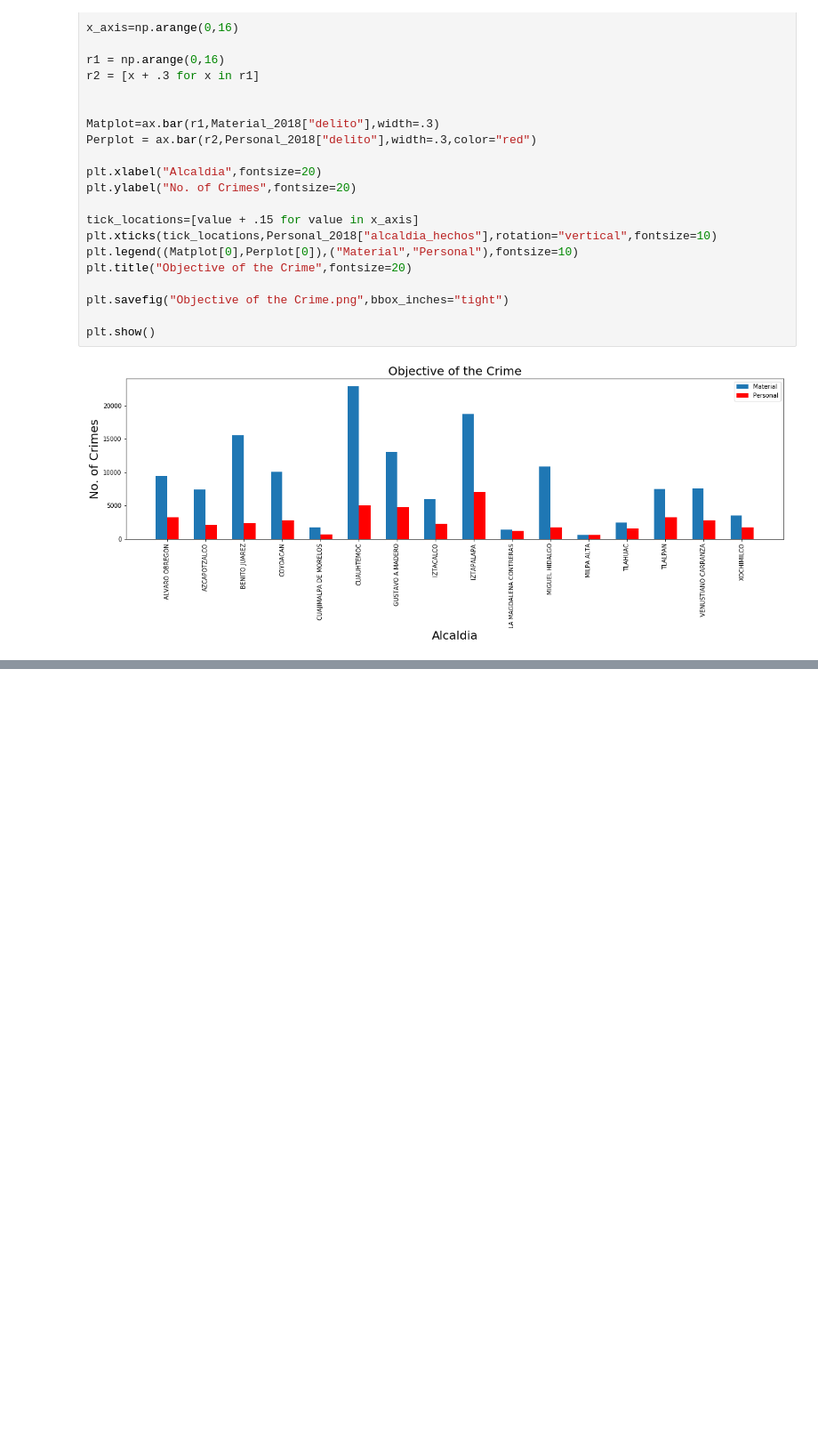
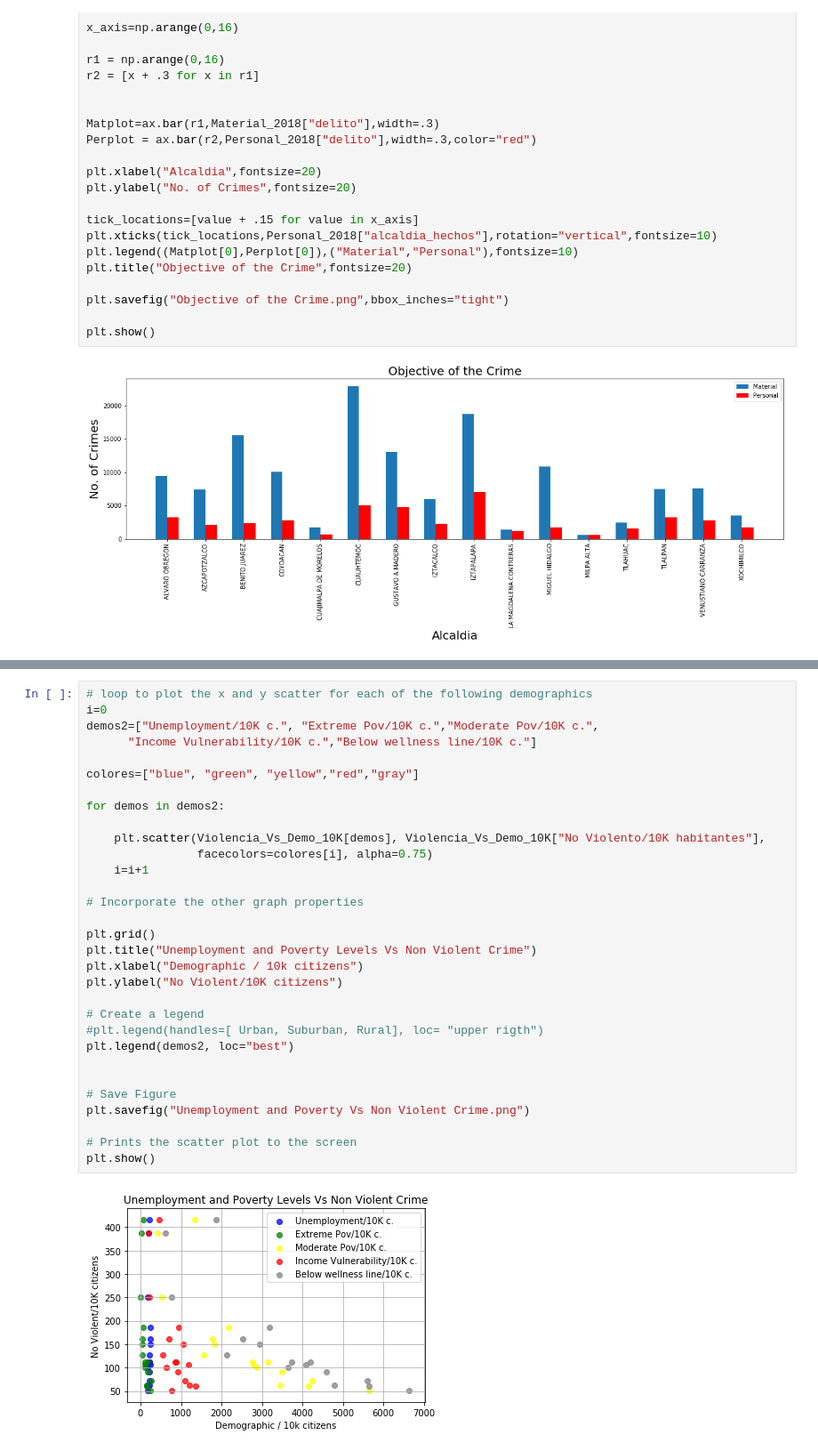
Before and after one commit to joseluismendozal10/Project1, a Jupyter notebook: Project.ipynb, the cells around one changed output, grey strips where cells are left out. Shown: that part at 89% size. Saved outputs shown, nothing was run; the diff lists cells and outputs as text; blank space fills up the shorter version.

```diff
--- a/Project.ipynb
+++ b/Project.ipynb
@@ -246,0 +388,33 @@ plt.show()
+# %%
+# loop to plot the x and y scatter for each of the following demographics
+i=0
+demos2=["Unemployment/10K c.", "Extreme Pov/10K c.","Moderate Pov/10K c.",
+      "Income Vulnerability/10K c.","Below wellness line/10K c."]
+
+colores=["blue", "green", "yellow","red","gray"]
+
+for demos in demos2:
+
+    plt.scatter(Violencia_Vs_Demo_10K[demos], Violencia_Vs_Demo_10K["No Violento/10K habitantes"],
+                facecolors=colores[i], alpha=0.75)
+    i=i+1
+
+# Incorporate the other graph properties
+
+plt.grid()
+plt.title("Unemployment and Poverty Levels Vs Non Violent Crime")
+plt.xlabel("Demographic / 10k citizens")
+plt.ylabel("No Violent/10K citizens")
+
+# Create a legend
+#plt.legend(handles=[ Urban, Suburban, Rural], loc= "upper rigth")
+plt.legend(demos2, loc="best")
+
+
+# Save Figure
+plt.savefig("Unemployment and Poverty Vs Non Violent Crime.png")
+
+# Prints the scatter plot to the screen
+plt.show()
+# %% [output]
+[figure, added]
```
Also changed, not shown: parts of 10 cells of this notebook, 7 other files.
